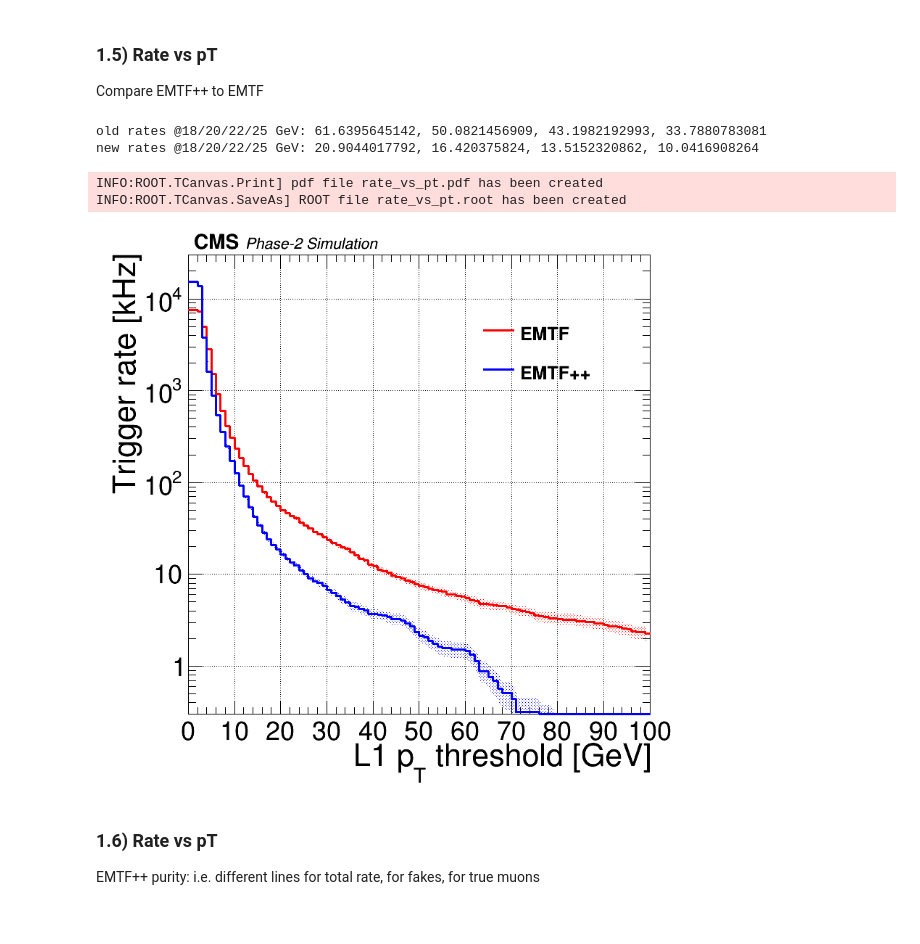
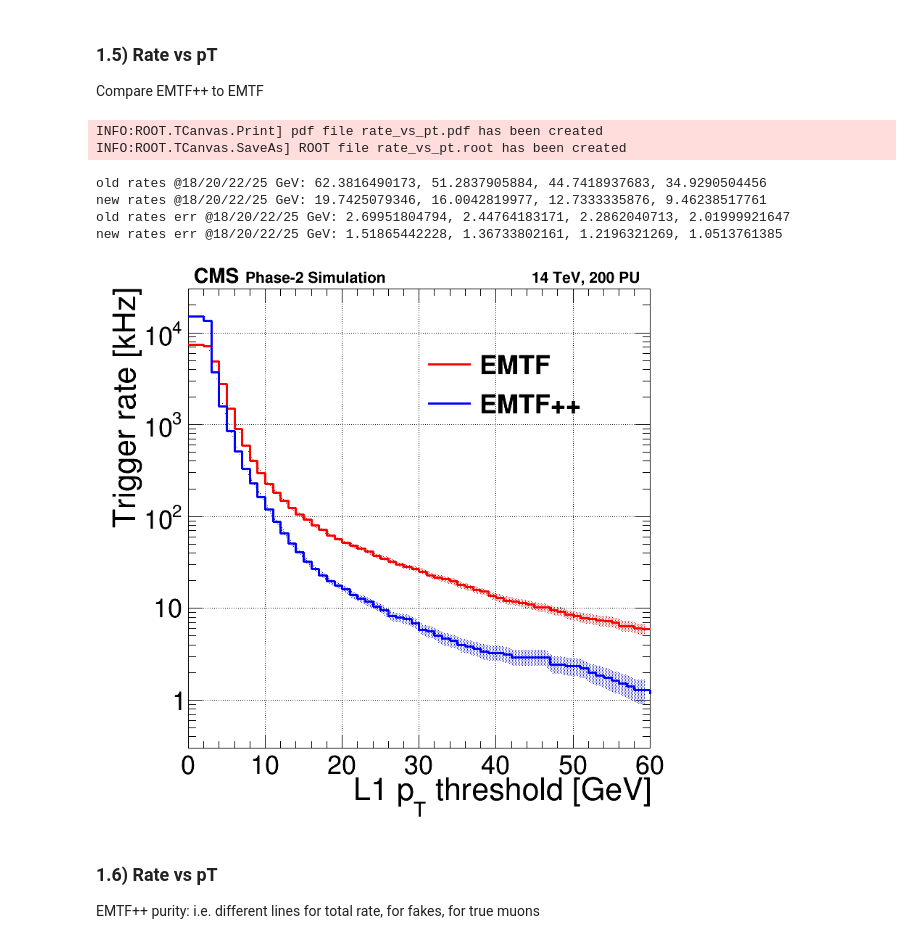
Before and after one commit to srosenzweig09/L1TMuonSimulationsMar2017, a Jupyter notebook: Analyzers/test8/myperf16a_tdr.ipynb, the cells around one changed output. Saved outputs shown, nothing was run; the diff lists cells and outputs as text; code cells hidden in the pictures.

```diff
--- a/Analyzers/test8/myperf16a_tdr.ipynb
+++ b/Analyzers/test8/myperf16a_tdr.ipynb
@@ -125,7 +134,7 @@ def doit():
   maximumX = 100.
   minimumY = 0.
   maximumY = 1.2
-  xtitle = 'p_{T} [GeV]'
+  xtitle = 'p_{T}^{#mu} [GeV]'
   ytitle = 'Efficiency'
 
   # Adapted from ExampleUsage.C, which comes from
@@ -161,8 +170,10 @@ def doit():
   h1b_eff.linewidth = 3
   h1a_eff.markercolor = color_a
   h1b_eff.markercolor = color_b
+  h1a_eff.markersize = 1.5
+  h1b_eff.markersize = 1.5
   h1a_eff.markerstyle = 'circle'
-  h1b_eff.markerstyle = 'circle'
+  h1b_eff.markerstyle = 'triangle'
 
   # drawing
   myFunction.Draw()
@@ -176,7 +187,7 @@ def doit():
   #leg.SetTextSize(0.035)
   #leg.SetHeader("here is a beautiful header")
   #leg.AddEntry(myFunction,"description of myFunction")
-  leg = Legend(2, topmargin=0.5, textsize=0.035)
+  leg = Legend(2, topmargin=0.5, leftmargin=0.4, textsize=0.05)
   leg.SetBorderSize(0)
   leg.AddEntry(h1a_eff, "EMTF")
   leg.AddEntry(h1b_eff, "EMTF++")
@@ -188,6 +199,7 @@ def doit():
 
   # save
   draw_prelim_label(PlotName)
+  draw_lumi_label(PlotName)
   save_canvas(PlotName, PlotName)
   return
 # %%
@@ -403,8 +422,8 @@ def doit():
   LogY = False
   DisplayGrid = True
   Lumi = ''
-  minimumX = 1.0
-  maximumX = 2.5
+  minimumX = 1.2
+  maximumX = 2.45
   minimumY = 0.
   maximumY = 1.2
   xtitle = '|#eta|'
@@ -437,8 +456,10 @@ def doit():
   h1b_eff.linewidth = 3
   h1a_eff.markercolor = color_a
   h1b_eff.markercolor = color_b
+  h1a_eff.markersize = 1.5
+  h1b_eff.markersize = 1.5
   h1a_eff.markerstyle = 'circle'
-  h1b_eff.markerstyle = 'circle'
+  h1b_eff.markerstyle = 'triangle'
 
   # drawing
   myFunction.Draw()
@@ -452,7 +473,7 @@ def doit():
   #leg.SetTextSize(0.035)
   #leg.SetHeader("here is a beautiful header")
   #leg.AddEntry(myFunction,"description of myFunction")
-  leg = Legend(2, topmargin=0.5, textsize=0.035)
+  leg = Legend(2, topmargin=0.5, leftmargin=0.4, textsize=0.05)
   leg.SetBorderSize(0)
   leg.AddEntry(h1a_eff, "EMTF")
   leg.AddEntry(h1b_eff, "EMTF++")
@@ -464,6 +485,7 @@ def doit():
 
   # save
   draw_prelim_label(PlotName)
+  draw_lumi_label(PlotName)
   save_canvas(PlotName, PlotName)
   return
 # %%
@@ -501,8 +523,8 @@ def make_ptcut(h):
   return
 
 def make_rate(h, nevents):
-  orbitFreq = 11.2456  # kHz
-  nCollBunches = 2808  # assume lumi=8e34, PU=200, xsec_pp=80mb
+  orbitFreq = 11.246  # kHz
+  nCollBunches = 2760  # assume lumi=8e34, PU=200, xsec_pp=80mb
   nZeroBiasEvents = float(nevents)
   convFactor = orbitFreq * nCollBunches / nZeroBiasEvents
   h.Scale(convFactor)
@@ -514,7 +536,7 @@ def doit():
   DisplayGrid = True
   Lumi = ''
   minimumX = 0.
-  maximumX = 100.
+  maximumX = 60.
   minimumY = 0.3
   maximumY = 3e4
   xtitle = 'L1 p_{T} threshold [GeV]'
@@ -543,10 +565,10 @@ def doit():
   h1b.linecolor = color_b
   h1a.linewidth = 3
   h1b.linewidth = 3
-  h1a.fillcolor = color_a
-  h1b.fillcolor = color_b
-  h1a.fillstyle = 3003
-  h1b.fillstyle = 3003
+  h1a.fillcolor = '#bd0000'
+  h1b.fillcolor = '#0000bd'
+  h1a.fillstyle = 3002
+  h1b.fillstyle = 3002
 
   # drawing
   #myFunction.Draw("hist")
@@ -566,7 +588,7 @@ def doit():
   #leg.SetTextSize(0.035)
   #leg.SetHeader("here is a beautiful header")
   #leg.AddEntry(myFunction,"description of myFunction")
-  leg = Legend(2, topmargin=0.1, textsize=0.035)
+  leg = Legend(2, topmargin=0.1, leftmargin=0.4, textsize=0.05)
   leg.SetBorderSize(0)
   leg.AddEntry(h1a_no_fill, "EMTF", "l")
   leg.AddEntry(h1b_no_fill, "EMTF++", "l")
@@ -580,37 +602,45 @@ def doit():
 
   # save
   draw_prelim_label(PlotName)
+  draw_lumi_label(PlotName)
   save_canvas(PlotName, PlotName)
   return
 # %%
 hname = 'emtf_absEtaMin1.24_absEtaMax2.4_qmin12_pt'
 
 with root_open(infile_rates_200) as f:
   h_nevents = f.Get('nevents')
   assert(h_nevents != None)
   nevents = h_nevents.GetBinContent(2)
 
   h1a = f.Get('highest_' + hname)
   h1a.SetDirectory(0) # memory resident
   make_ptcut(h1a)
   make_rate(h1a, nevents)
   old_rates = [h1a.GetBinContent(h1a.FindBin(x)) for x in [18,20,22,25]]
-  print('old rates @18/20/22/25 GeV: {0}, {1}, {2}, {3}'.format(*old_rates))
+  old_rates_err = [h1a.GetBinError(h1a.FindBin(x)) for x in [18,20,22,25]]
 
   h1b = f.Get('highest_' + hname2026_f(hname))
   h1b.SetDirectory(0) # memory resident
   make_ptcut(h1b)
   make_rate(h1b, nevents)
   new_rates = [h1b.GetBinContent(h1b.FindBin(x)) for x in [18,20,22,25]]
+  new_rates_err = [h1b.GetBinError(h1b.FindBin(x)) for x in [18,20,22,25]]
+
+  print('old rates @18/20/22/25 GeV: {0}, {1}, {2}, {3}'.format(*old_rates))
   print('new rates @18/20/22/25 GeV: {0}, {1}, {2}, {3}'.format(*new_rates))
+  print('old rates err @18/20/22/25 GeV: {0}, {1}, {2}, {3}'.format(*old_rates_err))
+  print('new rates err @18/20/22/25 GeV: {0}, {1}, {2}, {3}'.format(*new_rates_err))
 
 doit()
 # %% [output]
-old rates @18/20/22/25 GeV: 61.6395645142, 50.0821456909, 43.1982192993, 33.7880783081
-new rates @18/20/22/25 GeV: 20.9044017792, 16.420375824, 13.5152320862, 10.0416908264
+INFO:ROOT.TCanvas.Print] pdf file rate_vs_pt.pdf has been created
+INFO:ROOT.TCanvas.SaveAs] ROOT file rate_vs_pt.root has been created
-INFO:ROOT.TCanvas.Print] pdf file rate_vs_pt.pdf has been created
-INFO:ROOT.TCanvas.SaveAs] ROOT file rate_vs_pt.root has been created
+old rates @18/20/22/25 GeV: 62.3816490173, 51.2837905884, 44.7418937683, 34.9290504456
+new rates @18/20/22/25 GeV: 19.7425079346, 16.0042819977, 12.7333335876, 9.46238517761
+old rates err @18/20/22/25 GeV: 2.69951804794, 2.44764183171, 2.2862040713, 2.01999921647
+new rates err @18/20/22/25 GeV: 1.51865442228, 1.36733802161, 1.2196321269, 1.0513761385
-[figure, old version]
+[figure, new version]
 # %% [markdown]
 ### 1.6) Rate vs pT
 
```
Also changed, not shown: parts of 12 cells of this notebook, 6 other files.
